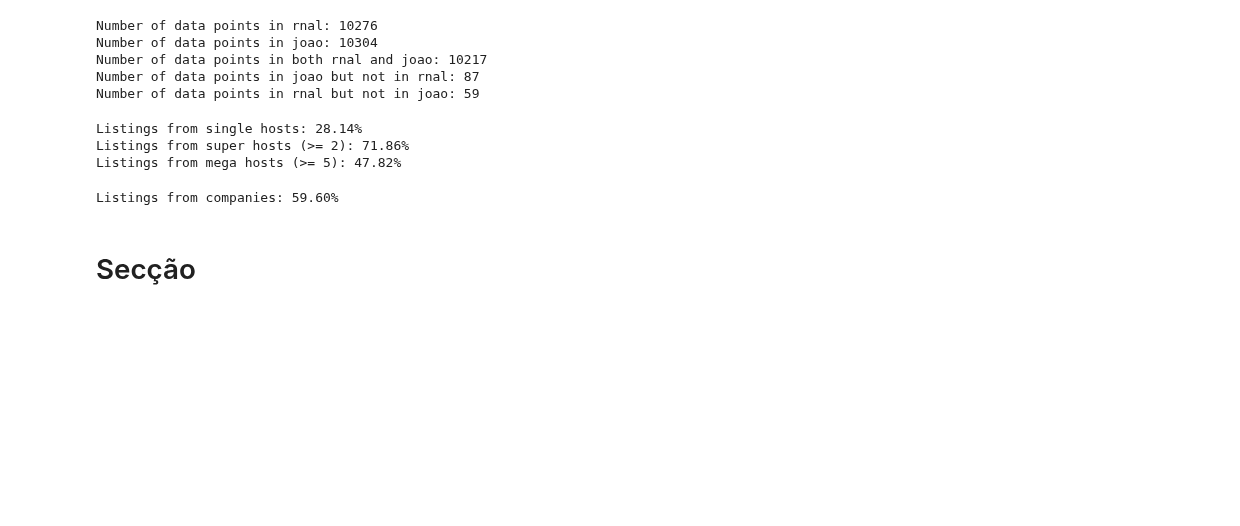
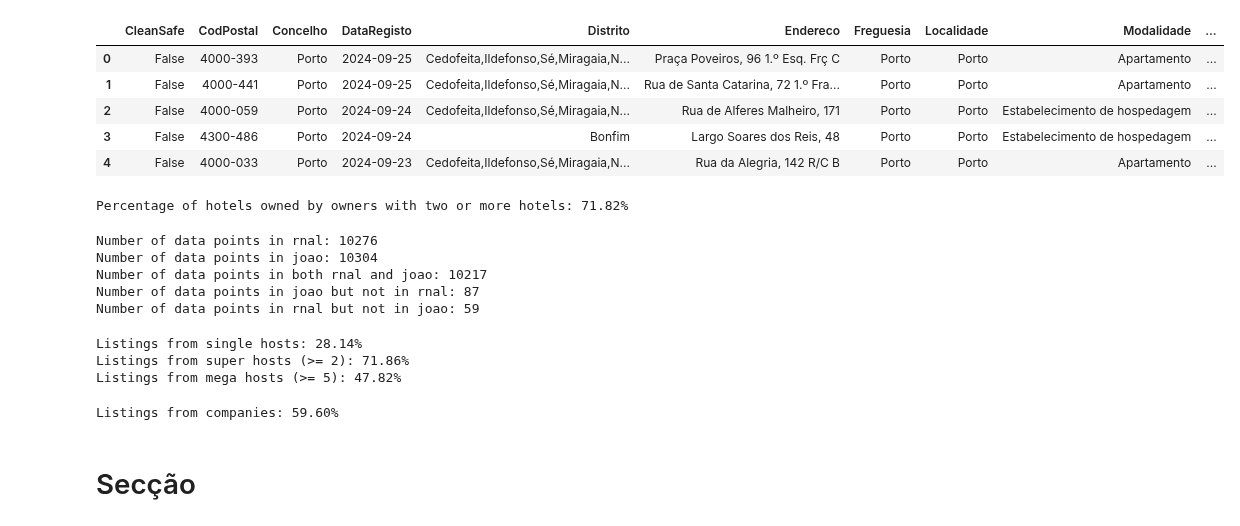
Before and after one commit to drowninginc/desalojamento, a Jupyter notebook: final_python/final.ipynb, the cells around one changed output. Saved outputs shown, nothing was run; the diff lists cells and outputs as text; code cells hidden in the pictures; blank space fills up the shorter version.

```diff
--- a/final_python/final.ipynb
+++ b/final_python/final.ipynb
@@ -61,6 +61,26 @@ rnal['is_inside'] = rnal.apply(is_inside, axis=1)
 rnal = rnal[rnal['is_inside'] == True].drop("is_inside", axis=1)
 rnal['DataAberturaPublico'] = rnal['DataAberturaPublico'].apply(lambda x: pd.to_datetime(x).date())
 rnal['DataRegisto'] = rnal['DataRegisto'].apply(lambda x: pd.to_datetime(x).date())
+# %%
+joao.head()
+# %% [output]
+|  | CleanSafe | CodPostal | Concelho | DataRegisto | Distrito | Endereco | Freguesia | Localidade | Modalidade | ... |
+| 0 | False | 4000-393 | Porto | 2024-09-25 | Cedofeita,Ildefonso,Sé,Miragaia,N... | Praça Poveiros, 96 1.º Esq. Frç C | Porto | Porto | Apartamento | ... |
+| 1 | False | 4000-441 | Porto | 2024-09-25 | Cedofeita,Ildefonso,Sé,Miragaia,N... | Rua de Santa Catarina, 72 1.º Fra... | Porto | Porto | Apartamento | ... |
+| 2 | False | 4000-059 | Porto | 2024-09-24 | Cedofeita,Ildefonso,Sé,Miragaia,N... | Rua de Alferes Malheiro, 171 | Porto | Porto | Estabelecimento de hospedagem | ... |
+| 3 | False | 4300-486 | Porto | 2024-09-24 | Bonfim | Largo Soares dos Reis, 48 | Porto | Porto | Estabelecimento de hospedagem | ... |
+| 4 | False | 4000-033 | Porto | 2024-09-23 | Cedofeita,Ildefonso,Sé,Miragaia,N... | Rua da Alegria, 142 R/C B | Porto | Porto | Apartamento | ... |
+# %%
+# Group by the owner ID and count the number of hotels per owner
+joao['owner_hotel_count'] = joao.groupby('TitulardaExploracao_Email')['NrRegisto'].transform('count')
+
+# Calculate the percentage of owners with two or more hotels
+percentage_owners_with_multiple_hotels = (joao['owner_hotel_count'] >= 2).mean() * 100
+
+# Print the result
+print(f"Percentage of hotels owned by owners with two or more hotels: {percentage_owners_with_multiple_hotels:.2f}%")
+# %% [output]
+Percentage of hotels owned by owners with two or more hotels: 71.82%
 # %%
 # Clean the NrRegisto column in joao
 joao['NrRegisto'] = joao['NrRegisto'].str.replace('/AL', '')
```
